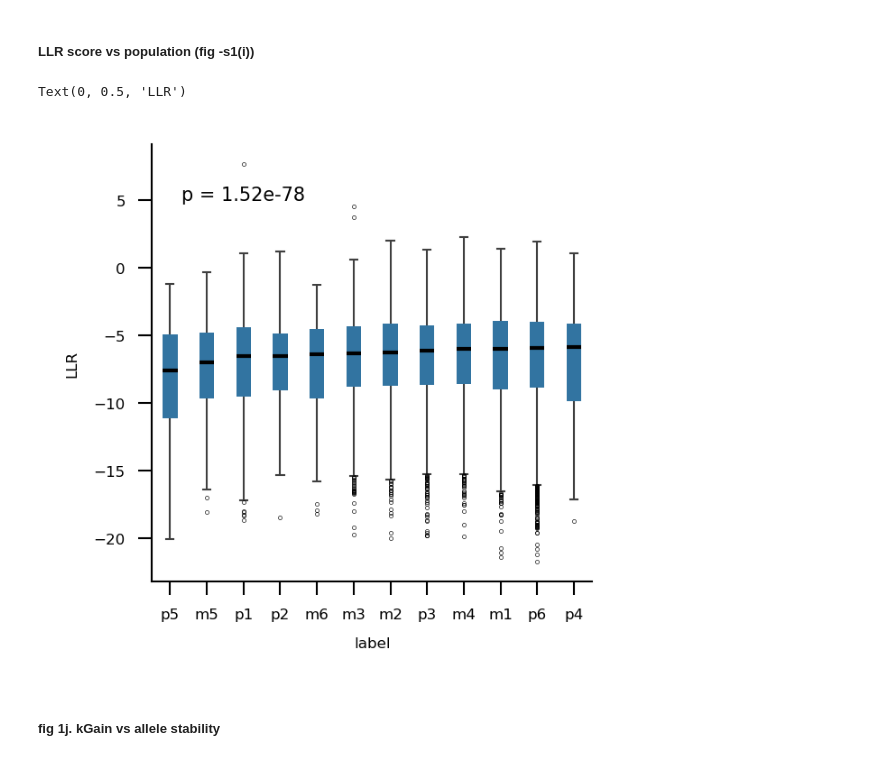
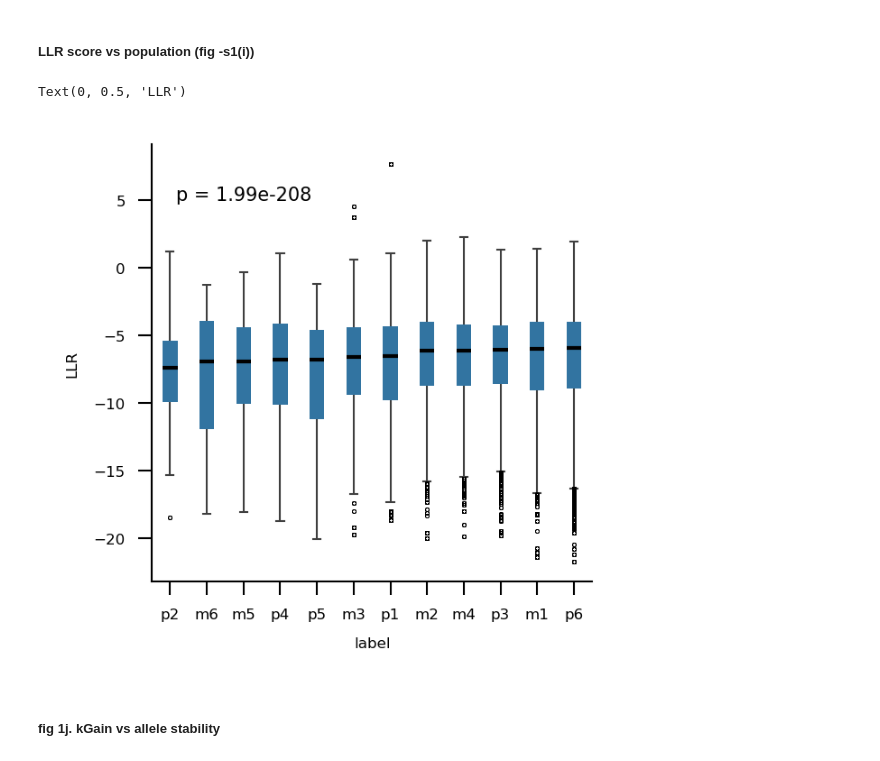
Before and after one commit to cellsemantics/Oligo_Promotion, a Jupyter notebook: figure/supplimentary/fig1/fig1_1g_1h_1i_1j.ipynb, the cells around one changed output. Drawn from its saved outputs; the diff is of its cells as text; code cells hidden in the pictures.

```diff
--- a/figure/supplimentary/fig1/fig1_1g_1h_1i_1j.ipynb
+++ b/figure/supplimentary/fig1/fig1_1g_1h_1i_1j.ipynb
@@ -323,13 +319,13 @@ df_gene_type_llr_unique_mutation = all_mutation_with_esm_1b_score_drop_na.drop_d
 # %%
-p_llr = utility.man_whiteney(df_gene_type_llr_unique_mutation[df_gene_type_llr_unique_mutation["label"].isin(mutator_list)]["esm_score"], all_mutation_with_esm_1b_score_drop_na[all_mutation_with_esm_1b_score_drop_na["label"].isin(non_mutator_list)]["esm_score"])
+p_llr = utility.man_whiteney(all_mutation_with_esm_1b_score_drop_na[all_mutation_with_esm_1b_score_drop_na["label"].isin(mutator_list)]["esm_score"], all_mutation_with_esm_1b_score_drop_na[all_mutation_with_esm_1b_score_drop_na["label"].isin(non_mutator_list)]["esm_score"])
 fig, ax = plt.subplots(1, 1, dpi = 300, figsize =(2.1,2.1))
-ax = utility.box_plot(data= df_gene_type_llr_unique_mutation, x = 'label', y = 'esm_score', ax = ax)
+ax = utility.box_plot(data= all_mutation_with_esm_1b_score_drop_na, x = 'label', y = 'esm_score', ax = ax)
 ax = utility.custom_figure_axis(ax, fontsize=4, show_ticks = True, rotation=0)
 ax.text(2, 5, f"p = {p_llr:.2e}", ha='center', fontsize= 5, color='black')
 ax.set_ylabel("LLR")
 # %% [output]
 Text(0, 0.5, 'LLR')
-[figure, old version]
+[figure, new version]
 # %% [markdown]
 ##### fig 1j. kGain vs allele stability
 # %%
```
Also changed, not shown: parts of 3 cells of this notebook.
